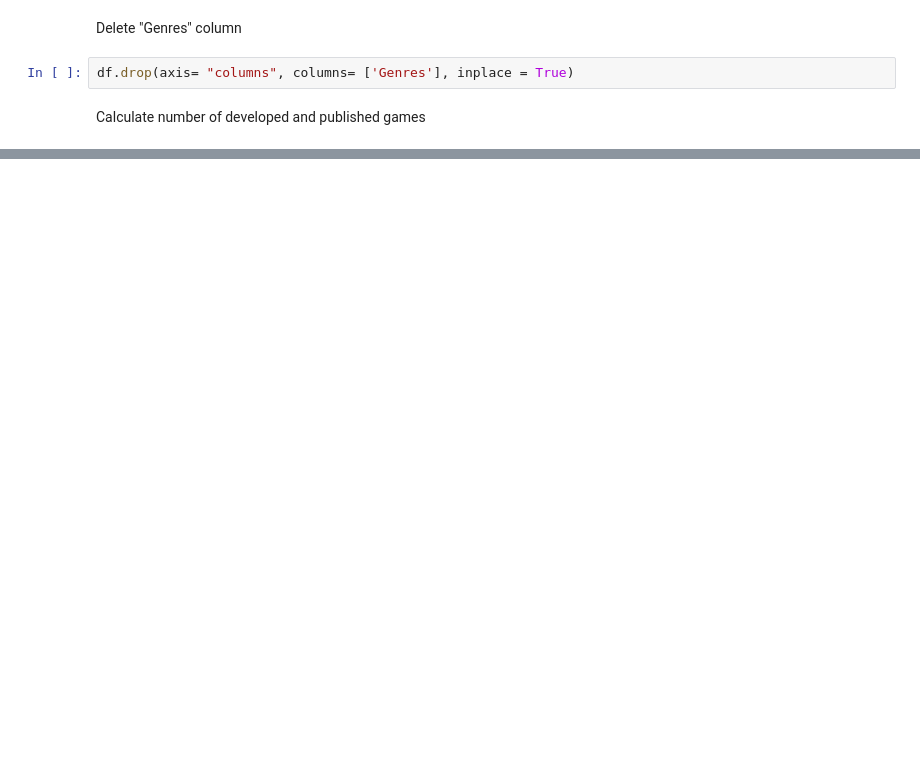
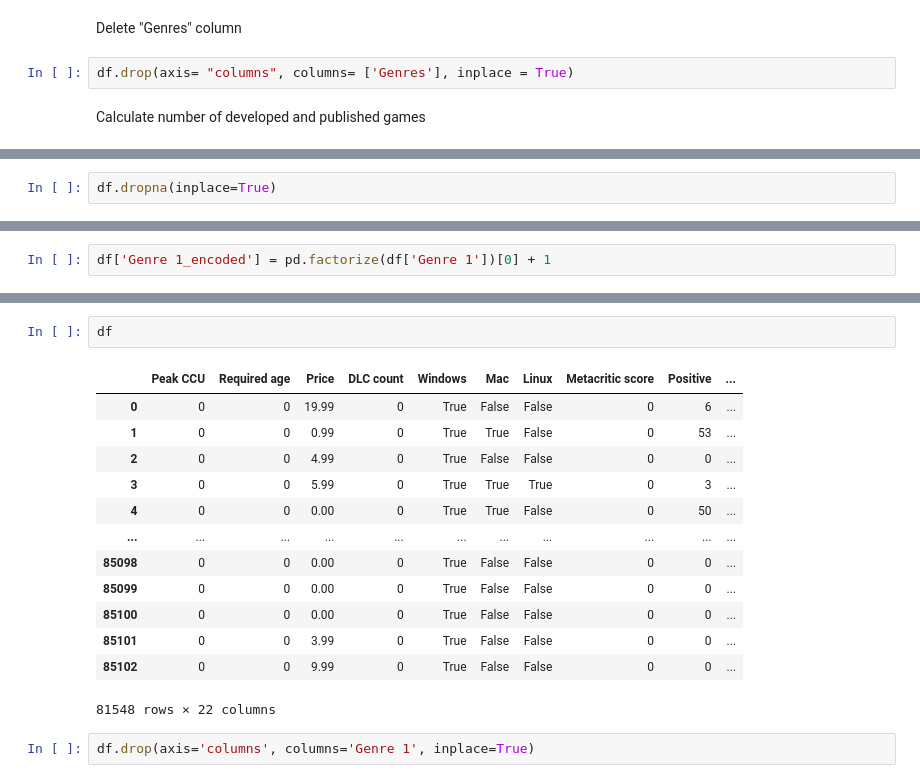
Before and after one commit to Mroxny/gamersAI, a Jupyter notebook: main.ipynb, the cells around one changed output, grey strips where cells are left out. Cells and saved outputs as stored; diff of their text form; blank space fills up the shorter version.

```diff
--- a/main.ipynb
+++ b/main.ipynb
@@ -74,0 +154,2 @@ df
+# %%
+df.dropna(inplace=True)
@@ -74,0 +158,2 @@ df
+# %%
+df['Genre 1_encoded'] = pd.factorize(df['Genre 1'])[0] + 1
@@ -74,0 +177,18 @@ df
+# %%
+df
+# %% [output]
+|  | Peak CCU | Required age | Price | DLC count | Windows | Mac | Linux | Metacritic score | Positive | ... |
+| 0 | 0 | 0 | 19.99 | 0 | True | False | False | 0 | 6 | ... |
+| 1 | 0 | 0 | 0.99 | 0 | True | True | False | 0 | 53 | ... |
+| 2 | 0 | 0 | 4.99 | 0 | True | False | False | 0 | 0 | ... |
+| 3 | 0 | 0 | 5.99 | 0 | True | True | True | 0 | 3 | ... |
+| 4 | 0 | 0 | 0.00 | 0 | True | True | False | 0 | 50 | ... |
+| ... | ... | ... | ... | ... | ... | ... | ... | ... | ... | ... |
+| 85098 | 0 | 0 | 0.00 | 0 | True | False | False | 0 | 0 | ... |
+| 85099 | 0 | 0 | 0.00 | 0 | True | False | False | 0 | 0 | ... |
+| 85100 | 0 | 0 | 0.00 | 0 | True | False | False | 0 | 0 | ... |
+| 85101 | 0 | 0 | 3.99 | 0 | True | False | False | 0 | 0 | ... |
+| 85102 | 0 | 0 | 9.99 | 0 | True | False | False | 0 | 0 | ... |
+81548 rows × 22 columns
+# %%
+df.drop(axis='columns', columns='Genre 1', inplace=True)
```
Also changed, not shown: parts of 25 cells of this notebook.
